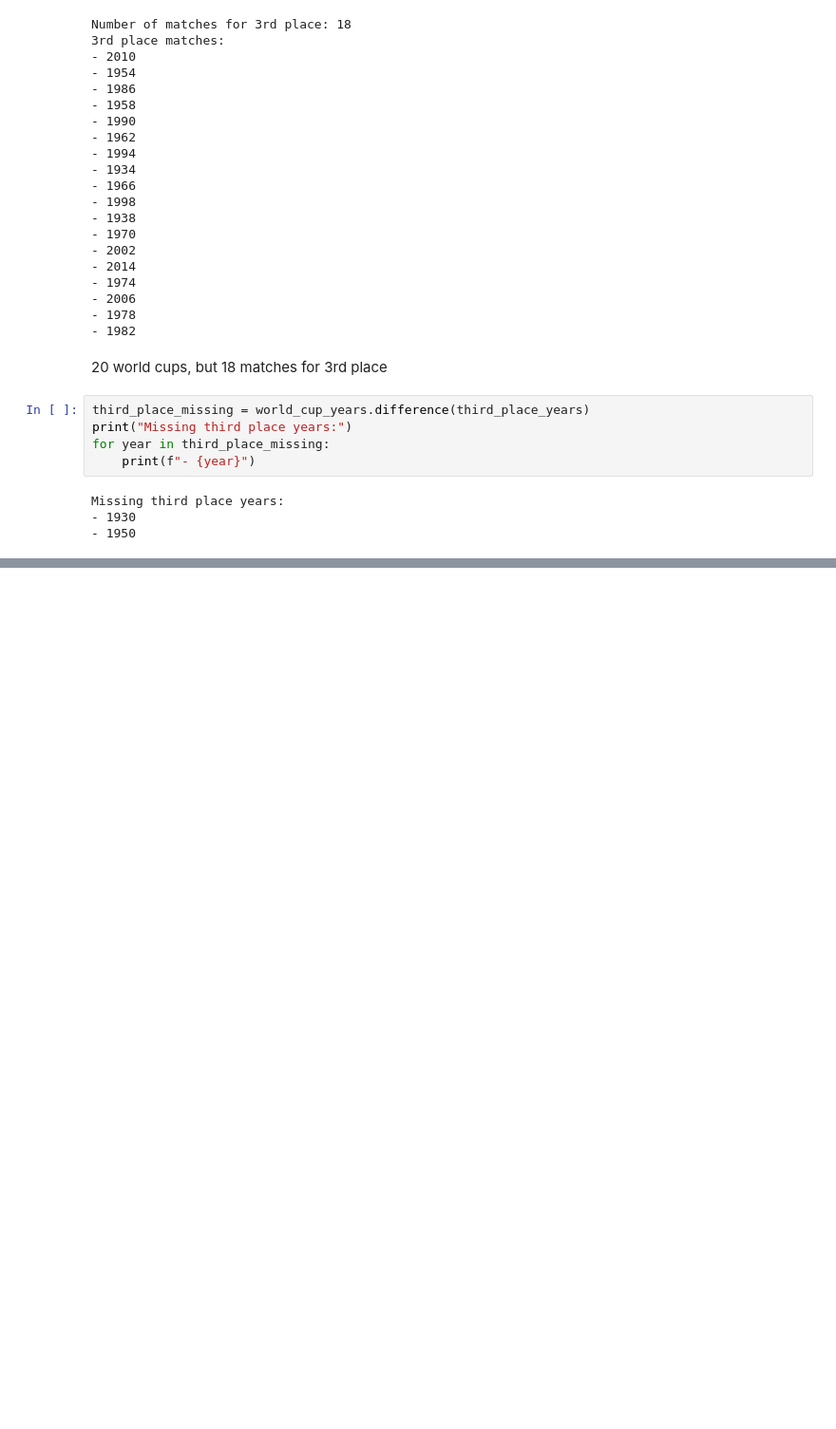
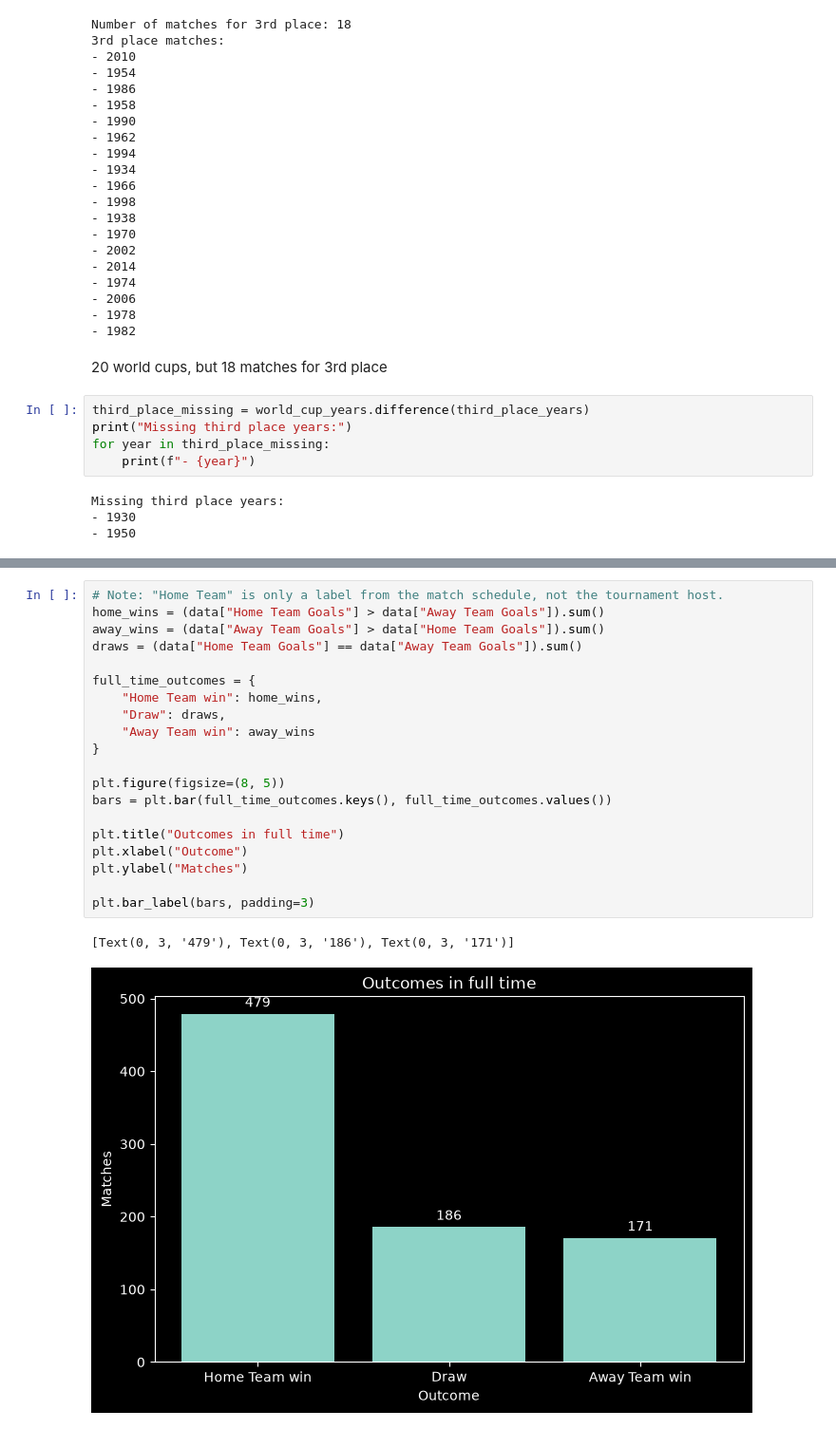
Before and after one commit to aaleksaacic/world-cup-analytics, a Jupyter notebook: notebooks/02_worldcup.ipynb, the cells around one changed output, grey strips where cells are left out. Shown at 95% size. Drawn from its saved outputs; the diff is of its cells as text; blank space fills up the shorter version.

Commit message:
feat: outcomes in full time

```diff
--- a/notebooks/02_worldcup.ipynb
+++ b/notebooks/02_worldcup.ipynb
@@ -174,0 +224,23 @@ Missing third place years:
+# %%
+# Note: "Home Team" is only a label from the match schedule, not the tournament host.
+home_wins = (data["Home Team Goals"] > data["Away Team Goals"]).sum()
+away_wins = (data["Away Team Goals"] > data["Home Team Goals"]).sum()
+draws = (data["Home Team Goals"] == data["Away Team Goals"]).sum()
+
+full_time_outcomes = {
+    "Home Team win": home_wins,
+    "Draw": draws,
+    "Away Team win": away_wins
+}
+
+plt.figure(figsize=(8, 5))
+bars = plt.bar(full_time_outcomes.keys(), full_time_outcomes.values())
+
+plt.title("Outcomes in full time")
+plt.xlabel("Outcome")
+plt.ylabel("Matches")
+
+plt.bar_label(bars, padding=3)
+# %% [output]
+[Text(0, 3, '479'), Text(0, 3, '186'), Text(0, 3, '171')]
+[figure, added]
```
Also changed, not shown: parts of 4 cells of this notebook.
